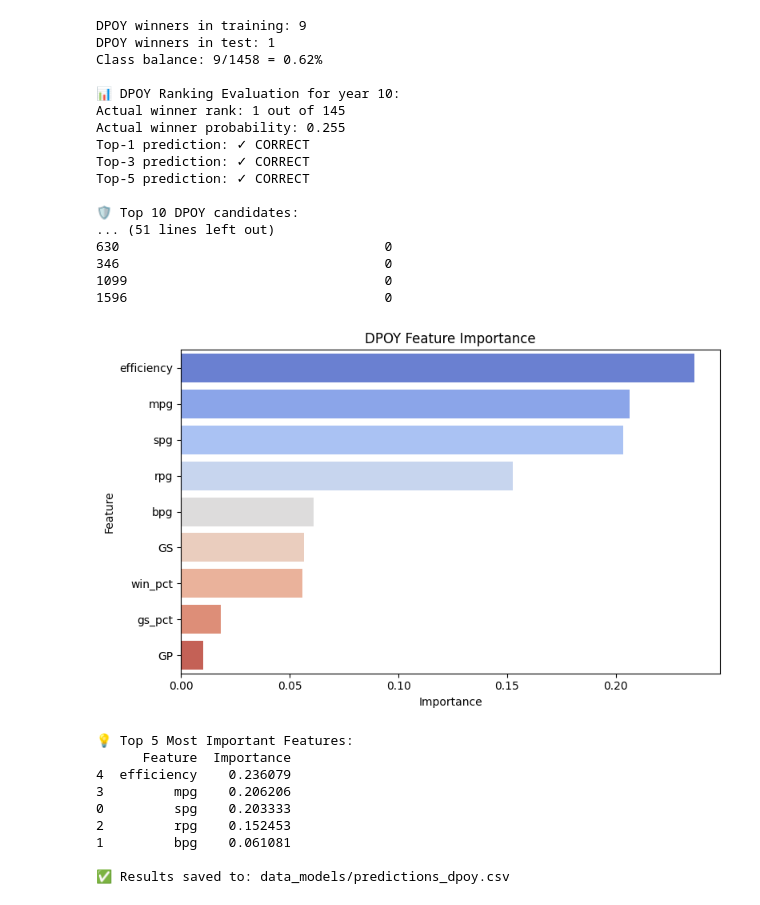
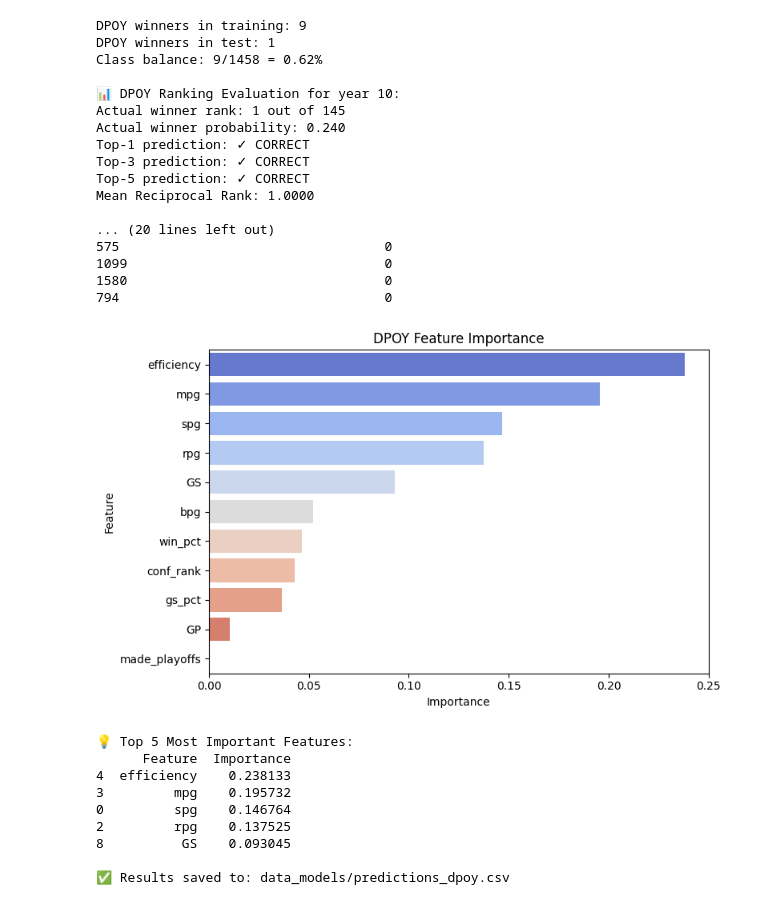
Before and after one commit to torradoov/Data_Mining-WNBA, a Jupyter notebook: 04_c).ipynb, the cells around one changed output. Saved outputs shown, nothing was run; the diff lists cells and outputs as text; code cells hidden in the pictures.

```diff
--- a/04_c).ipynb
+++ b/04_c).ipynb
@@ -154,7 +184,9 @@ print(f"Treino: {train_data.shape} | Teste ({target_year}): {test_data.shape}")
 # ===============================================================
 features = [
     'ppg', 'rpg', 'apg', 'spg', 'bpg', 'mpg',
-    'fg_pct', 'efficiency', 'gs_pct', 'win_pct', 'GP', 'GS'
+    'fg_pct', 'efficiency', 'gs_pct', 'win_pct', 'GP', 'GS',
+    'made_playoffs', 'conf_rank',
+    'ppg_vs_avg', 'rpg_vs_avg', 'apg_vs_avg', 'efficiency_vs_avg'
 ]
 target = 'won_most_valuable_player'
 
@@ -203,6 +235,10 @@ if len(actual_winner_id) > 0:
     print(f"Top-1 prediction: {'✓ CORRECT' if winner_rank == 1 else '✗ INCORRECT'}")
     print(f"Top-3 prediction: {'✓ CORRECT' if winner_rank <= 3 else '✗ INCORRECT'}")
     print(f"Top-5 prediction: {'✓ CORRECT' if winner_rank <= 5 else '✗ INCORRECT'}")
+
+    # Mean Reciprocal Rank (standard metric for ranking problems)
+    mrr = 1.0 / winner_rank
+    print(f"Mean Reciprocal Rank: {mrr:.4f}")
 else:
     print("\nNo MVP winner in test set")
 
@@ -212,9 +248,10 @@ else:
 print("\n🏆 Top 10 MVP candidates:")
 top_mvp = test_data[[
     'playerID', 'tmID', 'ppg', 'rpg', 'apg', 'efficiency',
-    'win_pct', 'mvp_proba', 'mvp_rank', 'won_most_valuable_player'
+    'win_pct', 'made_playoffs', 'conf_rank',
+    'mvp_proba', 'mvp_rank', 'won_most_valuable_player'
 ]].sort_values('mvp_proba', ascending=False).head(10)
-print(top_mvp[['playerID', 'tmID', 'ppg', 'rpg', 'apg', 'mvp_proba', 'mvp_rank', 'won_most_valuable_player']])
+print(top_mvp[['playerID', 'tmID', 'ppg', 'win_pct', 'made_playoffs', 'mvp_proba', 'mvp_rank', 'won_most_valuable_player']])
 
 # ===============================================================
 # 8️⃣ Feature Importance
@@ -238,4 +275,26 @@ print(importance.head())
 # ===============================================================
 test_data.to_csv("data_models/predictions_mvp.csv", index=False)
 print("\n✅ Results saved to: data_models/predictions_mvp.csv")
+
+# ===============================================================
+# 🔟 Analysis: Team Success vs MVP Probability
+# ===============================================================
+plt.figure(figsize=(10, 6))
+scatter = plt.scatter(
+    test_data['win_pct'],
+    test_data['mvp_proba'],
+    c=test_data['won_most_valuable_player'],
+    s=test_data['ppg']*10,
+    alpha=0.6,
+    cmap='RdYlGn'
+)
+plt.xlabel('Team Win Percentage')
+plt.ylabel('MVP Probability')
+plt.title('MVP Prediction: Team Success vs Player Performance')
+plt.colorbar(scatter, label='Actual MVP Winner')
+plt.grid(alpha=0.3)
+plt.tight_layout()
+plt.show()
+
+print("\n💡 Insight: MVP candidates typically come from winning teams (playoff contenders)")
 # %% [output]
@@ -283,7 +344,8 @@ test_data = player_df[player_df["year"] == target_year]
 # ===============================================================
 features_dpoy = [
     'spg', 'bpg', 'rpg', 'mpg', 'efficiency',
-    'gs_pct', 'win_pct', 'GP', 'GS'
+    'gs_pct', 'win_pct', 'GP', 'GS',
+    'made_playoffs', 'conf_rank'
 ]
 target = 'won_defensive_player_of_the_year'
 
@@ -329,6 +391,9 @@ if len(actual_winner_id) > 0:
     print(f"Top-1 prediction: {'✓ CORRECT' if winner_rank == 1 else '✗ INCORRECT'}")
     print(f"Top-3 prediction: {'✓ CORRECT' if winner_rank <= 3 else '✗ INCORRECT'}")
     print(f"Top-5 prediction: {'✓ CORRECT' if winner_rank <= 5 else '✗ INCORRECT'}")
+
+    mrr = 1.0 / winner_rank
+    print(f"Mean Reciprocal Rank: {mrr:.4f}")
 else:
     print("\nNo DPOY winner in test set")
 
@@ -338,9 +403,10 @@ else:
 print("\n🛡️ Top 10 DPOY candidates:")
 top_dpoy = test_data[[
     'playerID', 'tmID', 'spg', 'bpg', 'rpg',
+    'win_pct', 'made_playoffs',
     'dpoy_proba', 'dpoy_rank', 'won_defensive_player_of_the_year'
 ]].sort_values('dpoy_proba', ascending=False).head(10)
-print(top_dpoy[['playerID', 'tmID', 'spg', 'bpg', 'rpg', 'dpoy_proba', 'dpoy_rank', 'won_defensive_player_of_the_year']])
+print(top_dpoy[['playerID', 'tmID', 'spg', 'bpg', 'win_pct', 'dpoy_proba', 'dpoy_rank', 'won_defensive_player_of_the_year']])
 
 # ===============================================================
 # 7️⃣ Feature Importance
@@ -349,47 +415,47 @@ importance = pd.DataFrame({
     'Feature': features_dpoy,
     'Importance': model_dpoy.feature_importances_
 }).sort_values('Importance', ascending=False)
 
 plt.figure(figsize=(8, 5))
 sns.barplot(data=importance, x='Importance', y='Feature', hue='Feature', palette='coolwarm', legend=False)
 plt.title('DPOY Feature Importance')
 plt.tight_layout()
 plt.show()
 
 print("\n💡 Top 5 Most Important Features:")
 print(importance.head())
 
 # ===============================================================
 # 8️⃣ Save predictions
 # ===============================================================
 test_data.to_csv("data_models/predictions_dpoy.csv", index=False)
 print("\n✅ Results saved to: data_models/predictions_dpoy.csv")
 # %% [output]
 DPOY winners in training: 9
 DPOY winners in test: 1
 Class balance: 9/1458 = 0.62%
 
 📊 DPOY Ranking Evaluation for year 10:
 Actual winner rank: 1 out of 145
-Actual winner probability: 0.255
+Actual winner probability: 0.240
 Top-1 prediction: ✓ CORRECT
 Top-3 prediction: ✓ CORRECT
 Top-5 prediction: ✓ CORRECT
+Mean Reciprocal Rank: 1.0000
 
-🛡️ Top 10 DPOY candidates:
-... (51 lines left out)
-630                                  0
-346                                  0
+... (20 lines left out)
+575                                  0
 1099                                 0
-1596                                 0
+1580                                 0
+794                                  0
-[figure, old version]
+[figure, new version]
 💡 Top 5 Most Important Features:
       Feature  Importance
-4  efficiency    0.236079
-3         mpg    0.206206
-0         spg    0.203333
-2         rpg    0.152453
-1         bpg    0.061081
+4  efficiency    0.238133
+3         mpg    0.195732
+0         spg    0.146764
+2         rpg    0.137525
+8          GS    0.093045
 
 ✅ Results saved to: data_models/predictions_dpoy.csv
 # %%
```
Also changed, not shown: parts of 4 cells of this notebook, 4 other files.
